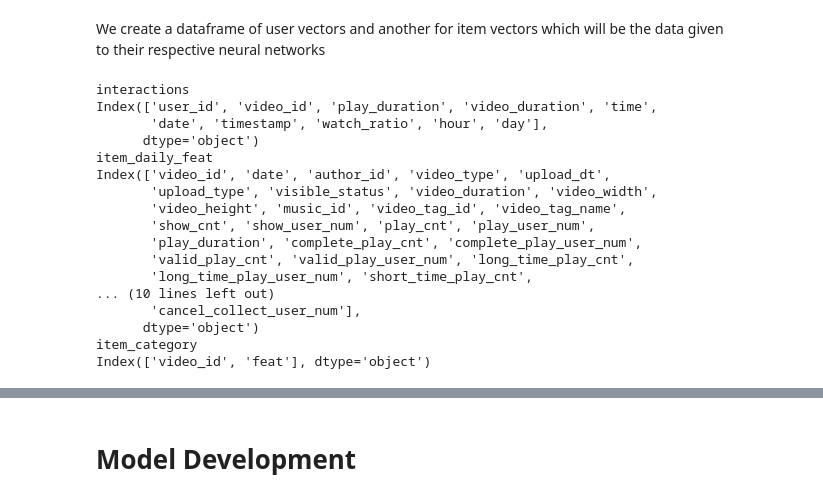
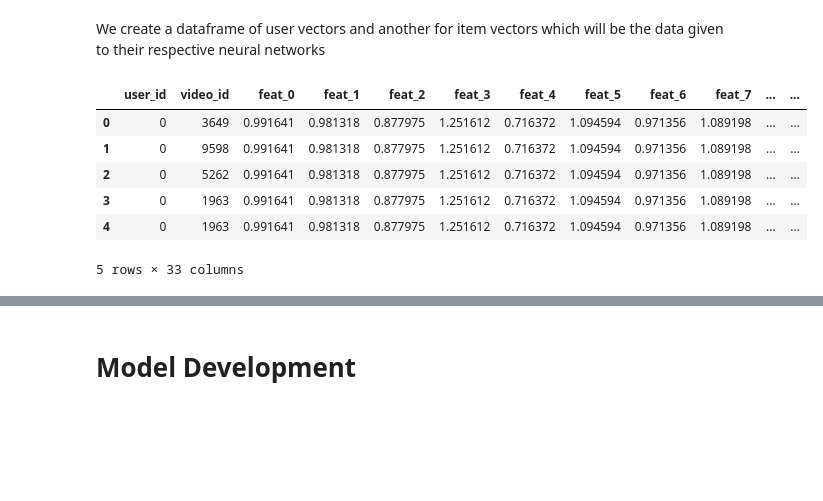
Before and after one commit to BannedMatt/FinalProject_2025_Matthew_Banawa_REMA, a Jupyter notebook: FinalProject_2025_Matthew_Banawa_Recommender_System.ipynb, the cells around one changed output, grey strips where cells are left out. Saved outputs shown, nothing was run; the diff lists cells and outputs as text; code cells hidden in the pictures; blank space fills up the shorter version.

```diff
--- a/FinalProject_2025_Matthew_Banawa_Recommender_System.ipynb
+++ b/FinalProject_2025_Matthew_Banawa_Recommender_System.ipynb
@@ -274,49 +267,42 @@ Friday - 1654813 interactions
 Apps like tiktok usually recommend videos similar to the ones that a user has already watched so i think content based filtering would be a good idea. Furthermore, we should also probably use a neural network since we want to take into account each user's preferences
 # %% [markdown]
 We create a dataframe of user vectors and another for item vectors which will be the data given to their respective neural networks
-# %%
-print('interactions')
-print(interactions.columns)
-print('item_daily_feat')
-print(item_daily_feat.columns)
-print('item_category')
-print(item_categories.columns)
-# %% [output]
-interactions
-Index(['user_id', 'video_id', 'play_duration', 'video_duration', 'time',
-       'date', 'timestamp', 'watch_ratio', 'hour', 'day'],
-      dtype='object')
-item_daily_feat
-Index(['video_id', 'date', 'author_id', 'video_type', 'upload_dt',
-       'upload_type', 'visible_status', 'video_duration', 'video_width',
-       'video_height', 'music_id', 'video_tag_id', 'video_tag_name',
-       'show_cnt', 'show_user_num', 'play_cnt', 'play_user_num',
-       'play_duration', 'complete_play_cnt', 'complete_play_user_num',
-       'valid_play_cnt', 'valid_play_user_num', 'long_time_play_cnt',
-       'long_time_play_user_num', 'short_time_play_cnt',
-... (10 lines left out)
-       'cancel_collect_user_num'],
-      dtype='object')
-item_category
-Index(['video_id', 'feat'], dtype='object')
 # %%
 # Step 1: Explode feats from item_categories
 item_cat_exploded = item_categories.copy()
 item_cat_exploded['feat'] = item_cat_exploded['feat'].apply(lambda x: x if isinstance(x, list) else [x])
 item_cat_exploded = item_cat_exploded.explode('feat').astype({'feat': int})
 
-# Step 2: Merge with interactions to get user + feat + watch_ratio
+# Step 2: Merge to get (user_id, video_id, feat) + watch_ratio
 inter_feat = interactions.merge(item_cat_exploded, on='video_id', how='inner')
 
-# Step 3: Compute average watch_ratio per user per feat
+# Step 3: Average watch ratio per user per feat
 user_feat_avg = inter_feat.groupby(['user_id', 'feat'])['watch_ratio'].mean().reset_index()
 
-# Step 4: Pivot into wide format: one column per feat (feat_0, feat_1, ...)
+# Step 4: Pivot to wide format — get one column per feat_X
 user_feat_matrix = user_feat_avg.pivot(index='user_id', columns='feat', values='watch_ratio').fillna(0)
 user_feat_matrix.columns = [f'feat_{i}' for i in user_feat_matrix.columns]
 user_feat_matrix = user_feat_matrix.reset_index()
 
-# Step 5: Merge back (user_id, video_id) to build final user_data
+# Step 5: Merge back to (user_id, video_id) pairs
 user_data = interactions[['user_id', 'video_id']].drop_duplicates()
 user_data = user_data.merge(user_feat_matrix, on='user_id', how='left')
+
+user_data = user_data.merge(
+    interactions[['user_id', 'video_id', 'watch_ratio']],
+    on=['user_id', 'video_id'],
+    how='left'
+)
+
+y_data = user_data[['watch_ratio']]
+user_data = user_data.drop(columns=['watch_ratio'])
+
 user_data.head()
+# %% [output]
+|  | user_id | video_id | feat_0 | feat_1 | feat_2 | feat_3 | feat_4 | feat_5 | feat_6 | feat_7 | ... | ... |
+| 0 | 0 | 3649 | 0.991641 | 0.981318 | 0.877975 | 1.251612 | 0.716372 | 1.094594 | 0.971356 | 1.089198 | ... | ... |
+| 1 | 0 | 9598 | 0.991641 | 0.981318 | 0.877975 | 1.251612 | 0.716372 | 1.094594 | 0.971356 | 1.089198 | ... | ... |
+| 2 | 0 | 5262 | 0.991641 | 0.981318 | 0.877975 | 1.251612 | 0.716372 | 1.094594 | 0.971356 | 1.089198 | ... | ... |
+| 3 | 0 | 1963 | 0.991641 | 0.981318 | 0.877975 | 1.251612 | 0.716372 | 1.094594 | 0.971356 | 1.089198 | ... | ... |
+| 4 | 0 | 1963 | 0.991641 | 0.981318 | 0.877975 | 1.251612 | 0.716372 | 1.094594 | 0.971356 | 1.089198 | ... | ... |
+5 rows × 33 columns
```
Also changed, not shown: parts of 16 cells of this notebook, 1 other file.
